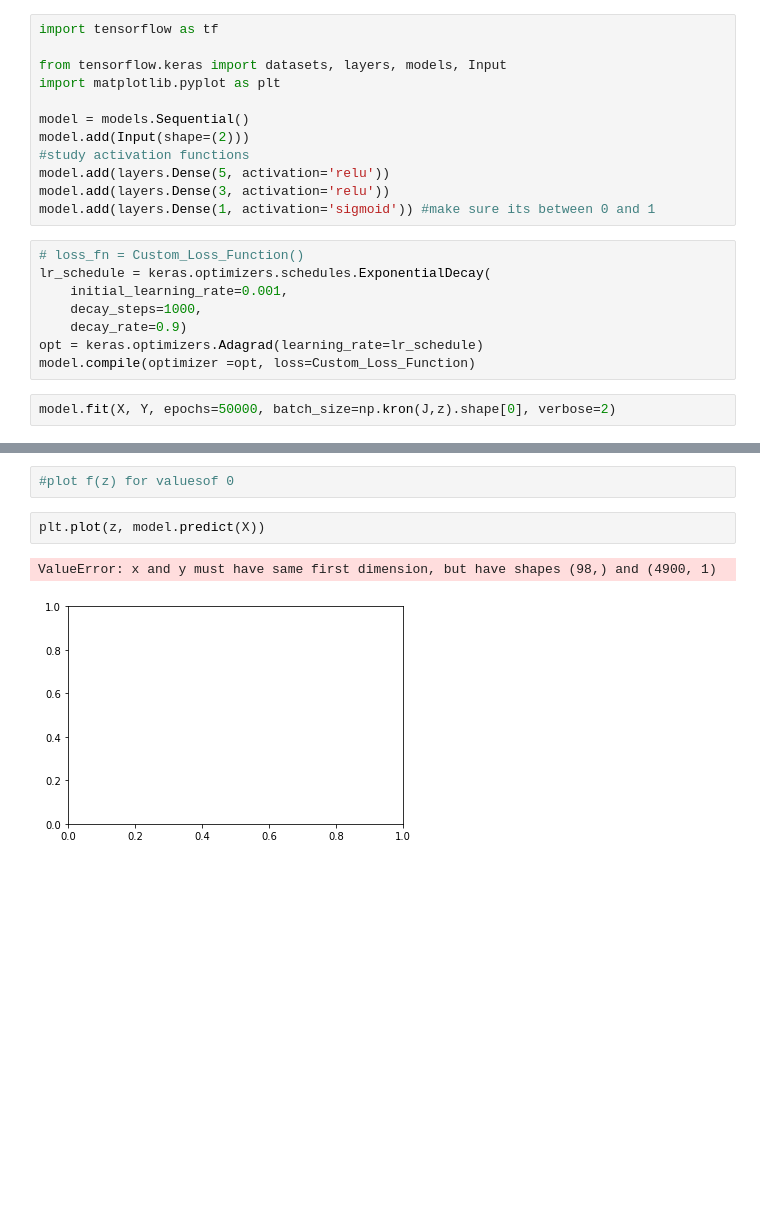
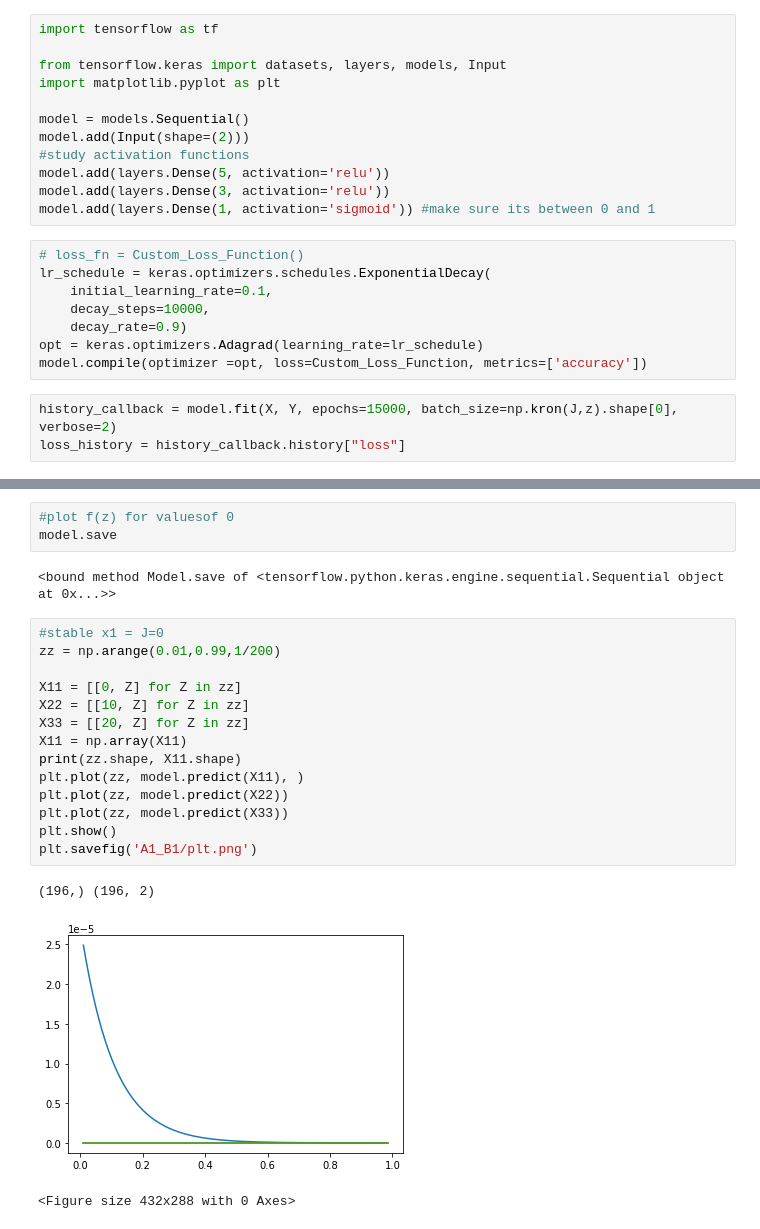
Before and after one commit to SaadNaeem96/Quantum-Field-Gravity-Neural-Network, a Jupyter notebook: keras_seq.ipynb, the cells around one changed output, grey strips where cells are left out. Drawn from its saved outputs; the diff is of its cells as text; blank space fills up the shorter version.

```diff
--- a/keras_seq.ipynb
+++ b/keras_seq.ipynb
@@ -80,11 +79,12 @@ model.add(layers.Dense(1, activation='sigmoid')) #make sure its between 0 and 1
 # %%
 # loss_fn = Custom_Loss_Function()
 lr_schedule = keras.optimizers.schedules.ExponentialDecay(
-    initial_learning_rate=0.001,
-    decay_steps=1000,
+    initial_learning_rate=0.1,
+    decay_steps=10000,
     decay_rate=0.9)
 opt = keras.optimizers.Adagrad(learning_rate=lr_schedule)
-model.compile(optimizer =opt, loss=Custom_Loss_Function)
+model.compile(optimizer =opt, loss=Custom_Loss_Function, metrics=['accuracy'])
 # %%
-model.fit(X, Y, epochs=50000, batch_size=np.kron(J,z).shape[0], verbose=2)
+history_callback = model.fit(X, Y, epochs=15000, batch_size=np.kron(J,z).shape[0], verbose=2)
+loss_history = history_callback.history["loss"]
 # %% [output]
@@ -122,7 +124,23 @@ model.predict(X)
 # %%
 #plot f(z) for valuesof 0
+model.save
+# %% [output]
+<bound method Model.save of <tensorflow.python.keras.engine.sequential.Sequential object at 0x...>>
-# %%
-plt.plot(z, model.predict(X))
-# %% [output]
-ValueError: x and y must have same first dimension, but have shapes (98,) and (4900, 1)
-[figure, removed]
+# %%
+#stable x1 = J=0
+zz = np.arange(0.01,0.99,1/200)
+
+X11 = [[0, Z] for Z in zz]
+X22 = [[10, Z] for Z in zz]
+X33 = [[20, Z] for Z in zz]
+X11 = np.array(X11)
+print(zz.shape, X11.shape)
+plt.plot(zz, model.predict(X11), )
+plt.plot(zz, model.predict(X22))
+plt.plot(zz, model.predict(X33))
+plt.show()
+plt.savefig('A1_B1/plt.png')
+# %% [output]
+(196,) (196, 2)
+[figure, added]
+<Figure size 432x288 with 0 Axes>
```
Also changed, not shown: parts of 7 cells of this notebook, 36 other files.
